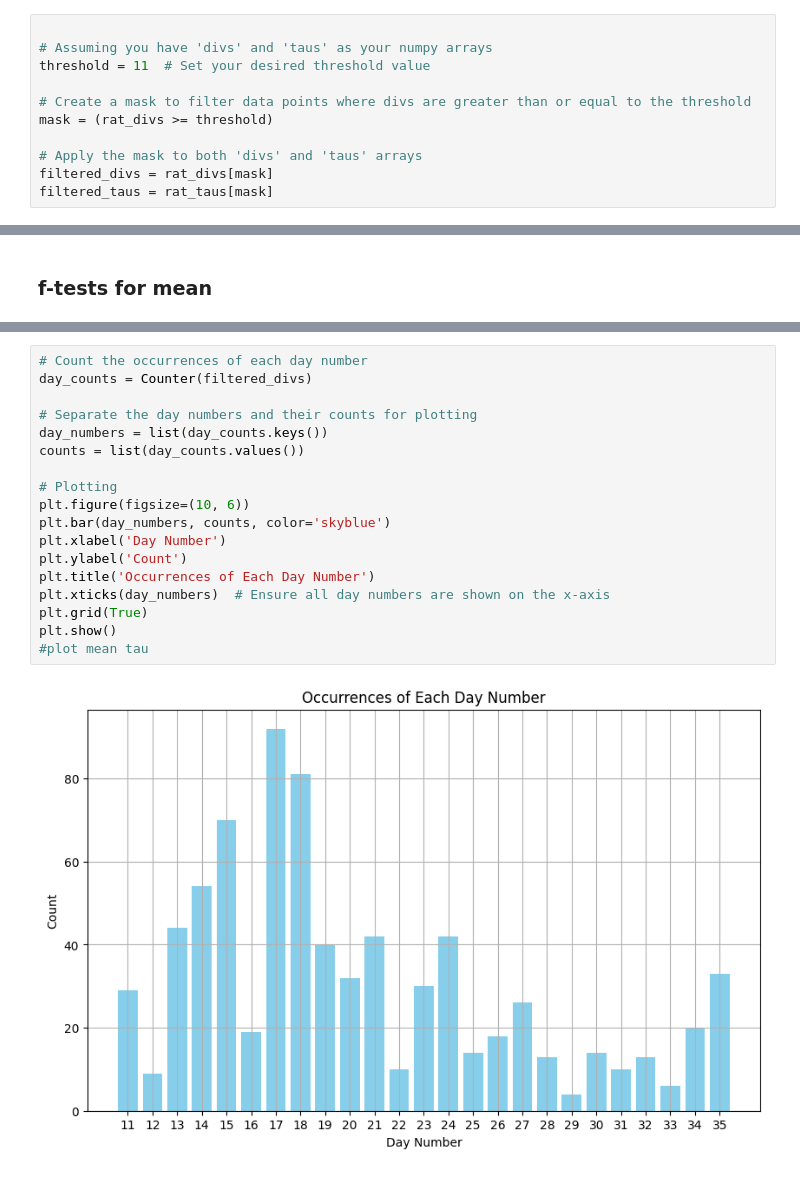
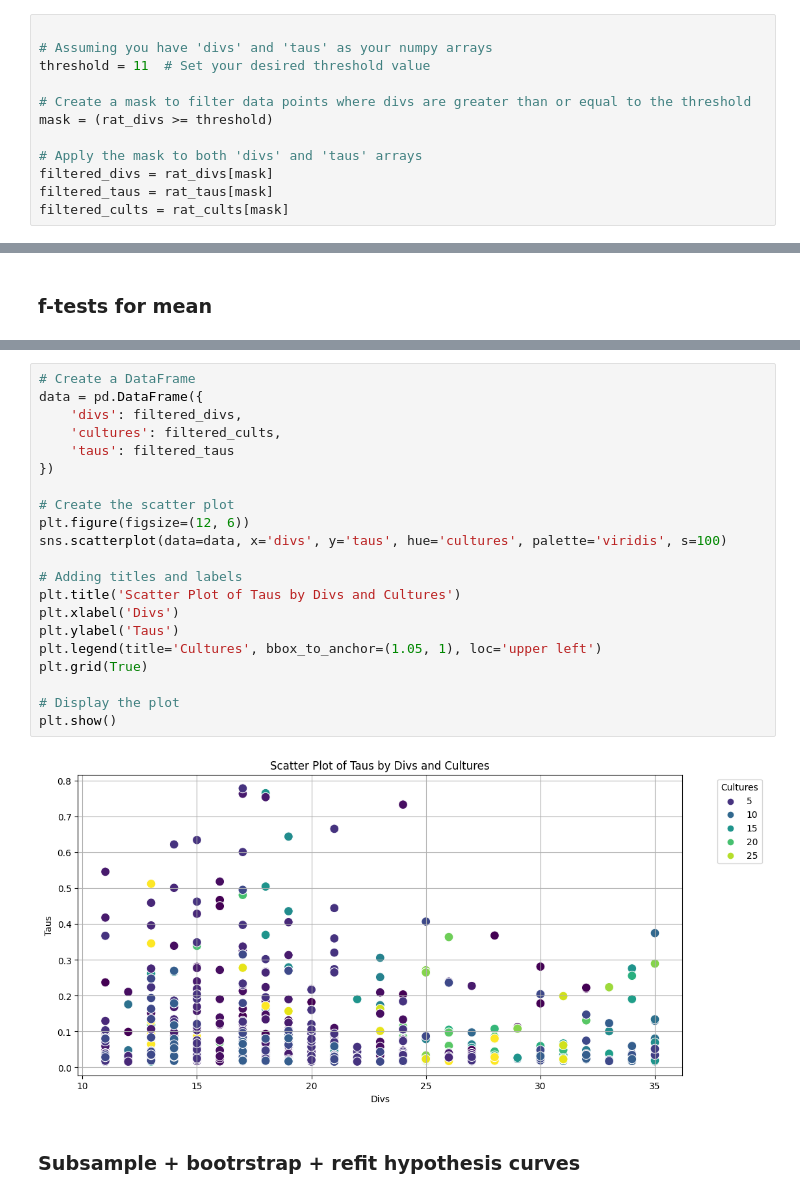
Before and after one commit to voytekresearch/timescale_development, a Jupyter notebook: rat_analysis_workflow/timescales_analysis_hypotheses.ipynb, the cells around one changed output, grey strips where cells are left out. Drawn from its saved outputs; the diff is of its cells as text.

```diff
--- a/rat_analysis_workflow/timescales_analysis_hypotheses.ipynb
+++ b/rat_analysis_workflow/timescales_analysis_hypotheses.ipynb
@@ -107,6 +104,7 @@ mask = (rat_divs >= threshold)
 # Apply the mask to both 'divs' and 'taus' arrays
 filtered_divs = rat_divs[mask]
 filtered_taus = rat_taus[mask]
+filtered_cults = rat_cults[mask]
 # %%
 plt.plot(filtered_divs, filtered_taus, '.')
 plt.ylabel("Unit timescales")
@@ -496,20 +463,25 @@ array([18, 18, 18, 18, 19, 23, 23, 23, 27, 27, 27, 27, 27, 27, 27, 27, 27,
-# %%
-# Count the occurrences of each day number
-day_counts = Counter(filtered_divs)
-
-# Separate the day numbers and their counts for plotting
-day_numbers = list(day_counts.keys())
-counts = list(day_counts.values())
-
-# Plotting
-plt.figure(figsize=(10, 6))
-plt.bar(day_numbers, counts, color='skyblue')
-plt.xlabel('Day Number')
-plt.ylabel('Count')
-plt.title('Occurrences of Each Day Number')
-plt.xticks(day_numbers)  # Ensure all day numbers are shown on the x-axis
-plt.grid(True)
-plt.show()
-#plot mean tau
-# %% [output]
-[figure, removed]
+# %%
+# Create a DataFrame
+data = pd.DataFrame({
+    'divs': filtered_divs,
+    'cultures': filtered_cults,
+    'taus': filtered_taus
+})
+
+# Create the scatter plot
+plt.figure(figsize=(12, 6))
+sns.scatterplot(data=data, x='divs', y='taus', hue='cultures', palette='viridis', s=100)
+
+# Adding titles and labels
+plt.title('Scatter Plot of Taus by Divs and Cultures')
+plt.xlabel('Divs')
+plt.ylabel('Taus')
+plt.legend(title='Cultures', bbox_to_anchor=(1.05, 1), loc='upper left')
+plt.grid(True)
+
+# Display the plot
+plt.show()
+# %% [output]
+[figure, added]
+# %% [markdown]
+### Subsample + bootrstrap + refit hypothesis curves
```
Also changed, not shown: parts of 17 cells of this notebook.
